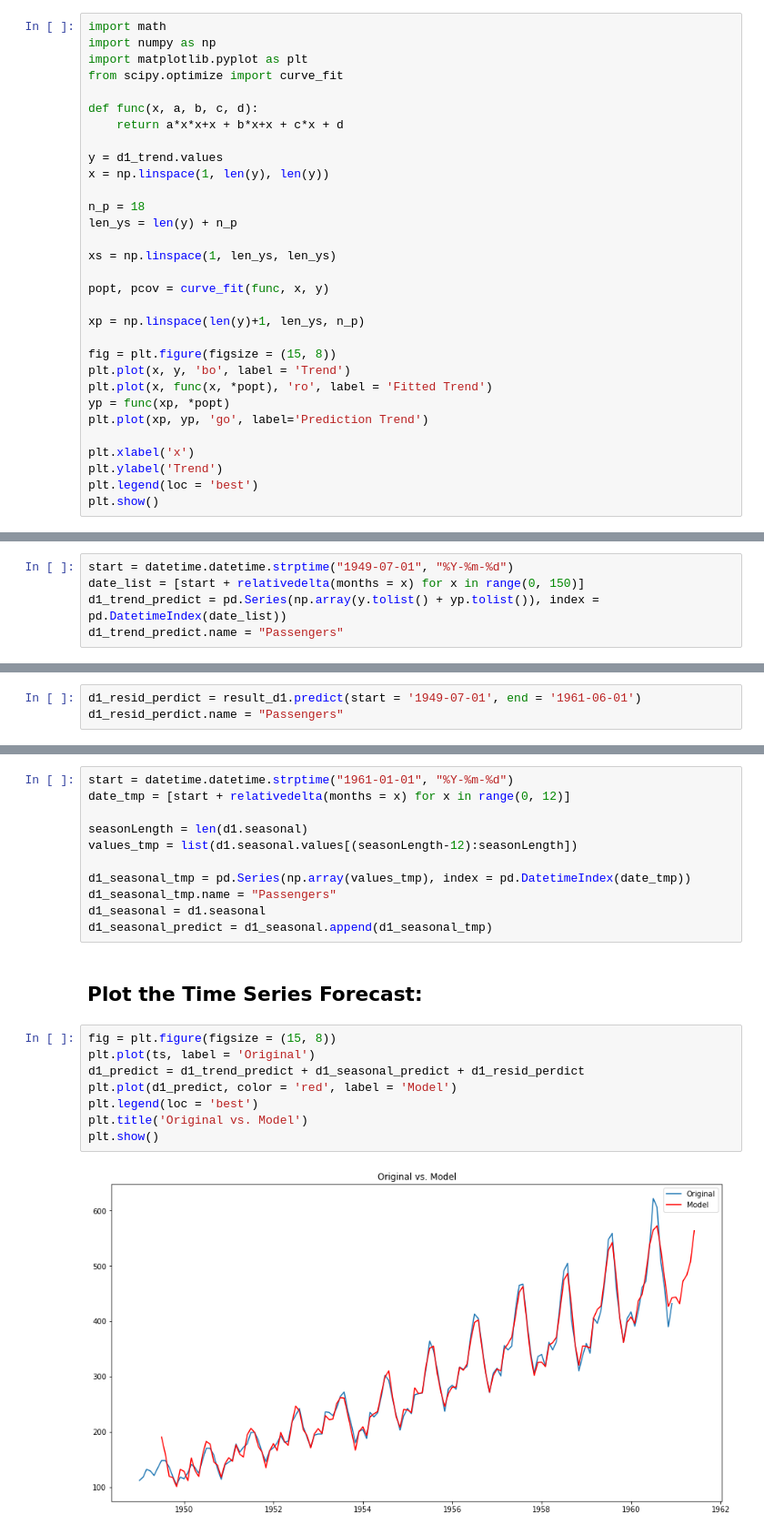
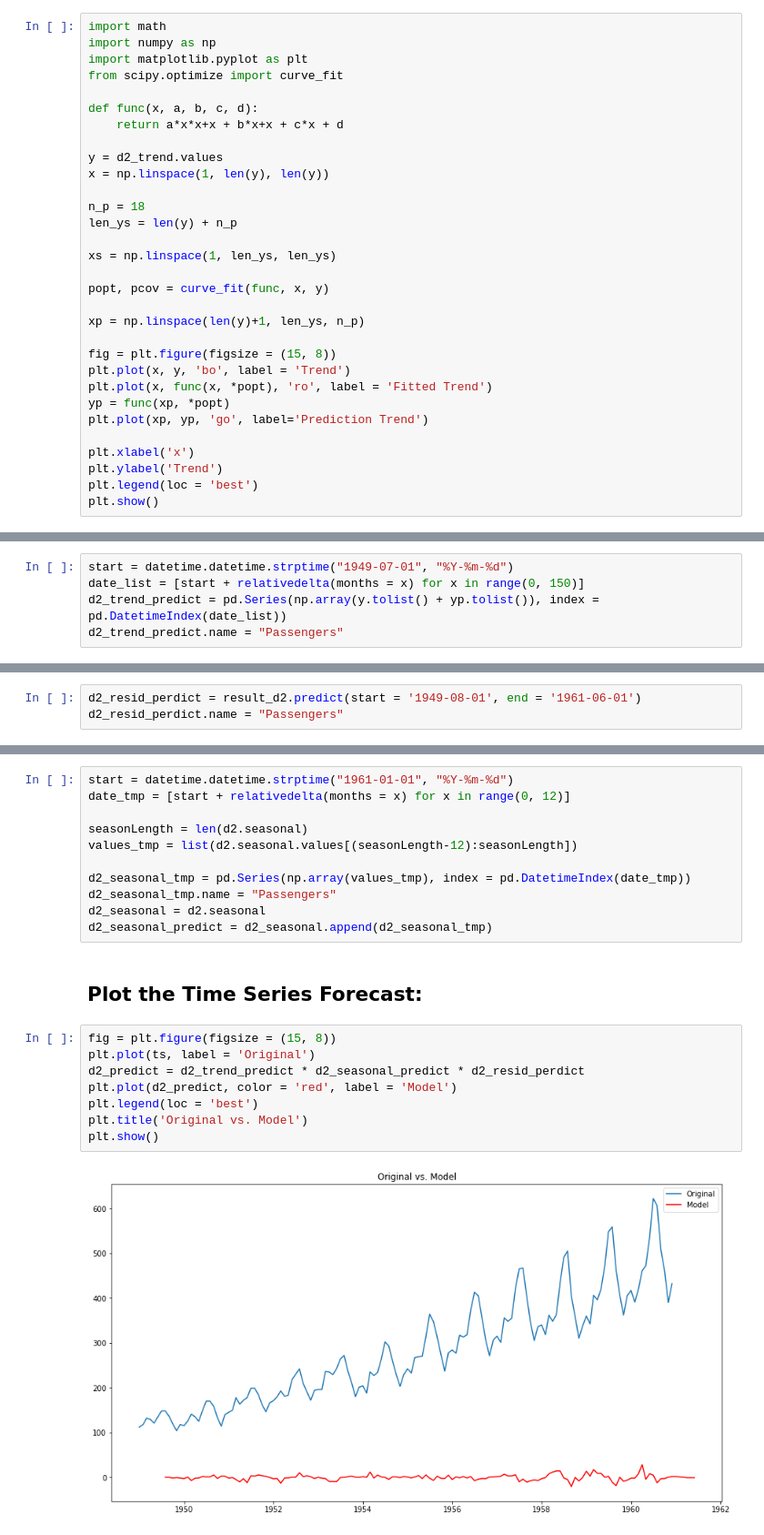
Before and after one commit to RostamGolesorkh/time-series-forecasting, a Jupyter notebook: python/TimeSeriesForcastingCaseStudy01.ipynb, the cells around one changed output, grey strips where cells are left out. Shown at 91% size. Saved outputs shown, nothing was run; the diff lists cells and outputs as text.

```diff
--- a/python/TimeSeriesForcastingCaseStudy01.ipynb
+++ b/python/TimeSeriesForcastingCaseStudy01.ipynb
@@ -281,7 +283,7 @@ from scipy.optimize import curve_fit
 def func(x, a, b, c, d):
     return a*x*x+x + b*x+x + c*x + d
 
-y = d1_trend.values
+y = d2_trend.values
 x = np.linspace(1, len(y), len(y))
 
 n_p = 18
@@ -308,11 +310,11 @@ plt.show()
 # %%
 start = datetime.datetime.strptime("1949-07-01", "%Y-%m-%d")
 date_list = [start + relativedelta(months = x) for x in range(0, 150)]
-d1_trend_predict = pd.Series(np.array(y.tolist() + yp.tolist()), index = pd.DatetimeIndex(date_list))
-d1_trend_predict.name = "Passengers"
+d2_trend_predict = pd.Series(np.array(y.tolist() + yp.tolist()), index = pd.DatetimeIndex(date_list))
+d2_trend_predict.name = "Passengers"
 # %% [markdown]
 ## Calculating the Residual Prediction:
 # %%
-d1_resid_perdict = result_d1.predict(start = '1949-07-01', end = '1961-06-01')
-d1_resid_perdict.name = "Passengers"
+d2_resid_perdict = result_d2.predict(start = '1949-08-01', end = '1961-06-01')
+d2_resid_perdict.name = "Passengers"
 # %% [markdown]
@@ -321,22 +323,22 @@ d1_resid_perdict.name = "Passengers"
 start = datetime.datetime.strptime("1961-01-01", "%Y-%m-%d")
 date_tmp = [start + relativedelta(months = x) for x in range(0, 12)]
 
-seasonLength = len(d1.seasonal)
-values_tmp = list(d1.seasonal.values[(seasonLength-12):seasonLength])
+seasonLength = len(d2.seasonal)
+values_tmp = list(d2.seasonal.values[(seasonLength-12):seasonLength])
 
-d1_seasonal_tmp = pd.Series(np.array(values_tmp), index = pd.DatetimeIndex(date_tmp))
-d1_seasonal_tmp.name = "Passengers"
-d1_seasonal = d1.seasonal
-d1_seasonal_predict = d1_seasonal.append(d1_seasonal_tmp)
+d2_seasonal_tmp = pd.Series(np.array(values_tmp), index = pd.DatetimeIndex(date_tmp))
+d2_seasonal_tmp.name = "Passengers"
+d2_seasonal = d2.seasonal
+d2_seasonal_predict = d2_seasonal.append(d2_seasonal_tmp)
 # %% [markdown]
 ## Plot the Time Series Forecast:
 # %%
 fig = plt.figure(figsize = (15, 8))
 plt.plot(ts, label = 'Original')
-d1_predict = d1_trend_predict + d1_seasonal_predict + d1_resid_perdict
-plt.plot(d1_predict, color = 'red', label = 'Model')
+d2_predict = d2_trend_predict * d2_seasonal_predict * d2_resid_perdict
+plt.plot(d2_predict, color = 'red', label = 'Model')
 plt.legend(loc = 'best')
 plt.title('Original vs. Model')
 plt.show()
 # %% [output]
-[figure, old version]
+[figure, new version]
```
Also changed, not shown: parts of 23 cells of this notebook, 2 other files.
